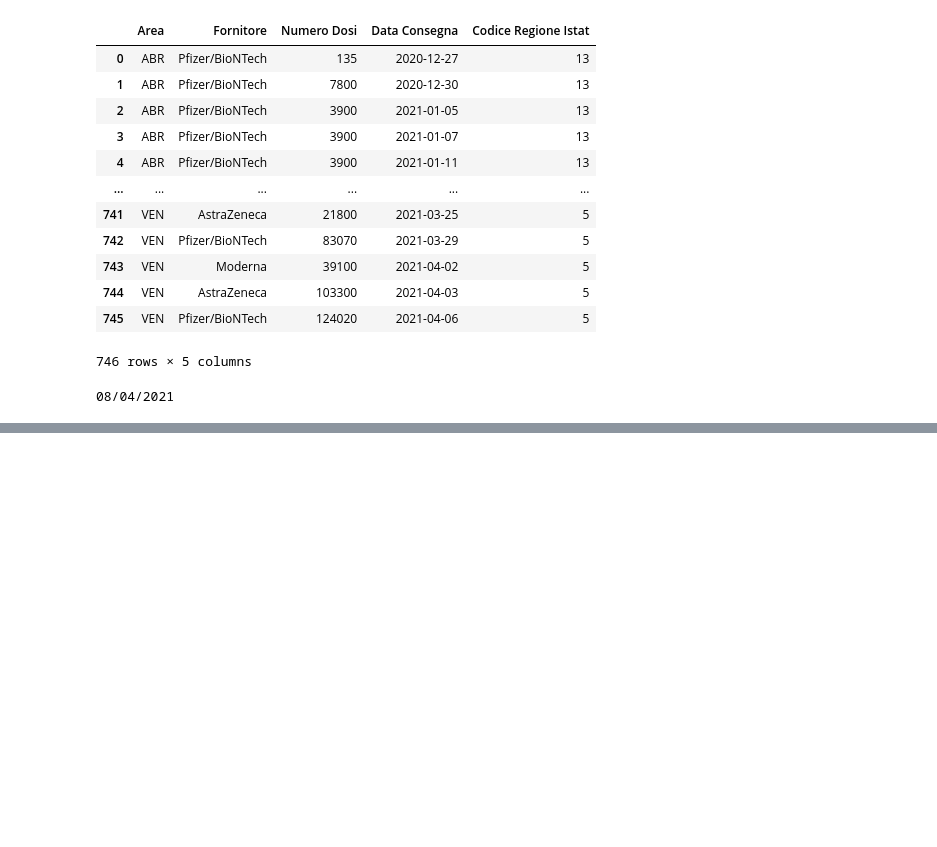
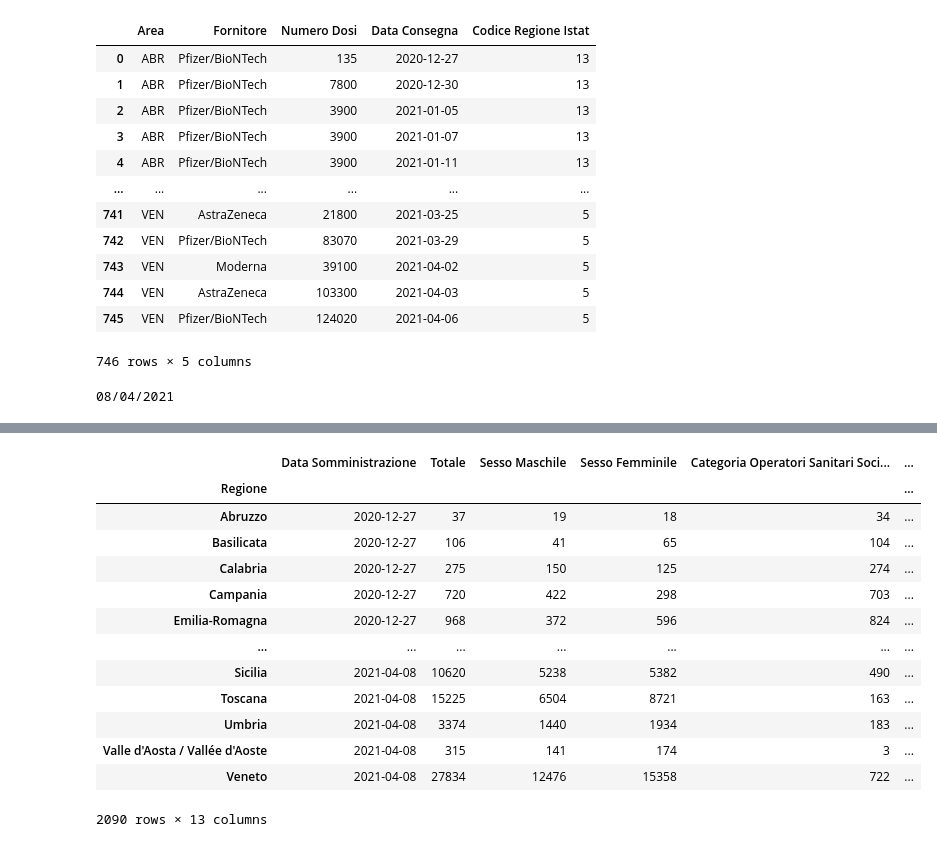
Before and after one commit to alessandrodemela/myCOVID19VaccineAnalysis, a Jupyter notebook: Playground.ipynb, the cells around one changed output, grey strips where cells are left out. Drawn from its saved outputs; the diff is of its cells as text; code cells hidden in the pictures; blank space fills up the shorter version.

```diff
--- a/Playground.ipynb
+++ b/Playground.ipynb
@@ -182,0 +352,17 @@ with open('lastupdate', 'r') as f:
+# %%
+__somministrazioni.set_index('Regione')
+# %% [output]
+|  | Data Somministrazione | Totale | Sesso Maschile | Sesso Femminile | Categoria Operatori Sanitari Soci... | ... |
+| Regione |  |  |  |  |  | ... |
+| Abruzzo | 2020-12-27 | 37 | 19 | 18 | 34 | ... |
+| Basilicata | 2020-12-27 | 106 | 41 | 65 | 104 | ... |
+| Calabria | 2020-12-27 | 275 | 150 | 125 | 274 | ... |
+| Campania | 2020-12-27 | 720 | 422 | 298 | 703 | ... |
+| Emilia-Romagna | 2020-12-27 | 968 | 372 | 596 | 824 | ... |
+| ... | ... | ... | ... | ... | ... | ... |
+| Sicilia | 2021-04-08 | 10620 | 5238 | 5382 | 490 | ... |
+| Toscana | 2021-04-08 | 15225 | 6504 | 8721 | 163 | ... |
+| Umbria | 2021-04-08 | 3374 | 1440 | 1934 | 183 | ... |
+| Valle d'Aosta / Vallée d'Aoste | 2021-04-08 | 315 | 141 | 174 | 3 | ... |
+| Veneto | 2021-04-08 | 27834 | 12476 | 15358 | 722 | ... |
+2090 rows × 13 columns
```
Also changed, not shown: parts of 14 cells of this notebook, 17 other files.
